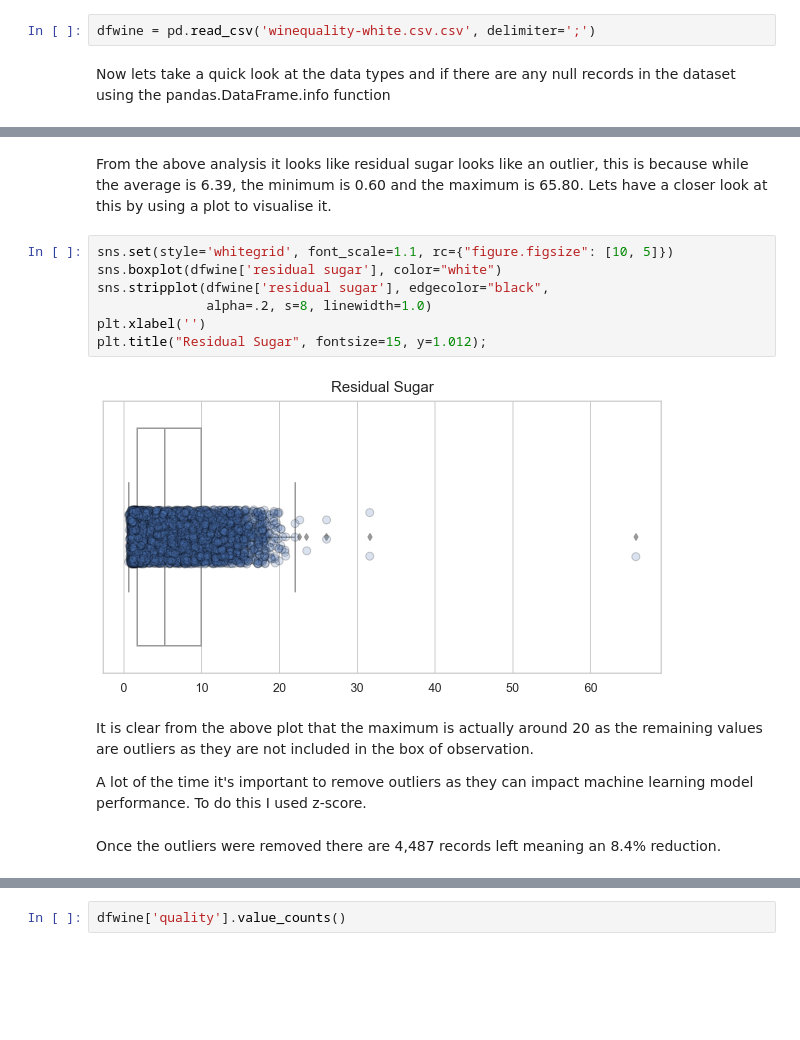
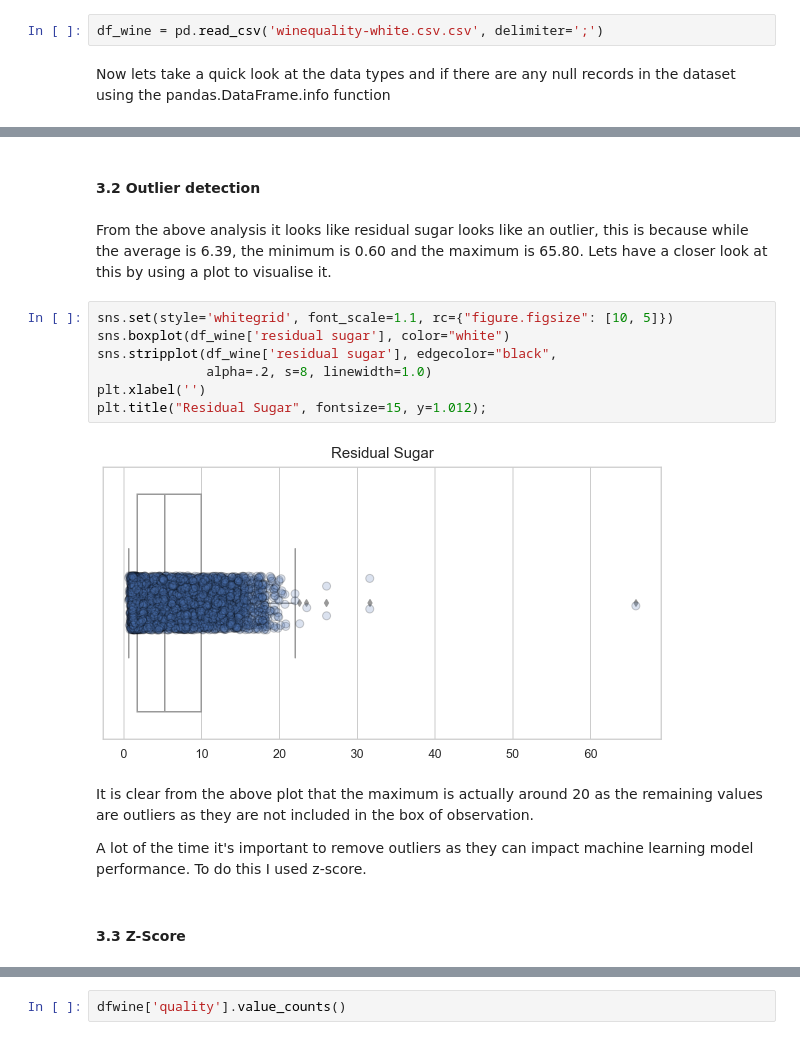
Before and after one commit to Munster2020/HDIP_CSDA_COMP08055, a Jupyter notebook: scikit-learn.ipynb, the cells around one changed output, grey strips where cells are left out. Saved outputs shown, nothing was run; the diff lists cells and outputs as text; blank space fills up the shorter version.

```diff
--- a/scikit-learn.ipynb
+++ b/scikit-learn.ipynb
@@ -95,4 +93,4 @@ Now let's load the data from winequality-white.csv file using the pandas.read_cs
 # %%
-dfwine = pd.read_csv('winequality-white.csv.csv', delimiter=';')
+df_wine = pd.read_csv('winequality-white.csv.csv', delimiter=';')
 # %% [markdown]
 Now lets take a quick look at the data types and if there are any null records in the dataset using the pandas.DataFrame.info function
@@ -162,20 +164,22 @@ dfwine.describe()
 | 50% | 6.800000 | 0.260000 | 0.320000 | 5.200000 | 0.043000 | 34.000000 | ... |
 | 75% | 7.300000 | 0.320000 | 0.390000 | 9.900000 | 0.050000 | 46.000000 | ... |
 | max | 14.200000 | 1.100000 | 1.660000 | 65.800000 | 0.346000 | 289.000000 | ... |
+# %% [markdown]
+#### 3.2 Outlier detection
 # %% [markdown]
 From the above analysis it looks like residual sugar looks like an outlier, this is because while the average is 6.39, the minimum is 0.60 and the maximum is 65.80. Lets have a closer look at this by using a plot to visualise it.
 # %%
 sns.set(style='whitegrid', font_scale=1.1, rc={"figure.figsize": [10, 5]})
-sns.boxplot(dfwine['residual sugar'], color="white")
-sns.stripplot(dfwine['residual sugar'], edgecolor="black",
+sns.boxplot(df_wine['residual sugar'], color="white")
+sns.stripplot(df_wine['residual sugar'], edgecolor="black",
               alpha=.2, s=8, linewidth=1.0)
 plt.xlabel('')
 plt.title("Residual Sugar", fontsize=15, y=1.012);
 # %% [output]
-[figure, old version]
+[figure, new version]
 # %% [markdown]
 It is clear from the above plot that the maximum is actually around 20 as the remaining values are outliers as they are not included in the box of observation.
 
 A lot of the time it's important to remove outliers as they can impact machine learning model performance. To do this I used z-score.
-# %% [markdown]
-Once the outliers were removed there are 4,487 records left meaning an 8.4% reduction.
+# %% [markdown]
+#### 3.3 Z-Score
```
Also changed, not shown: parts of 57 cells of this notebook.
